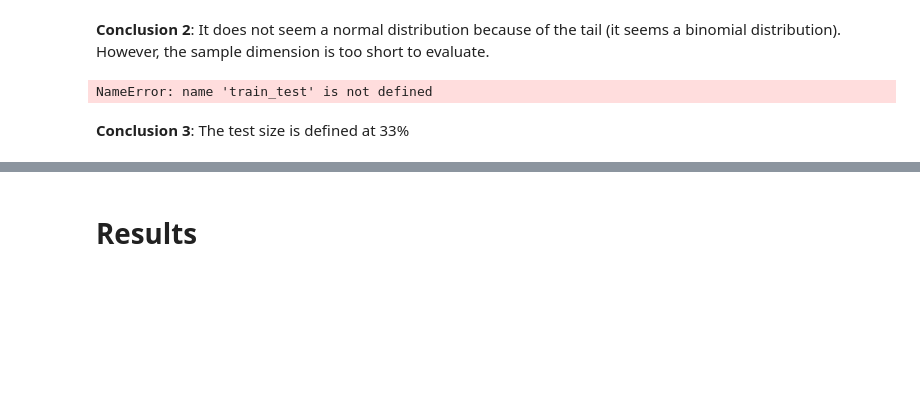
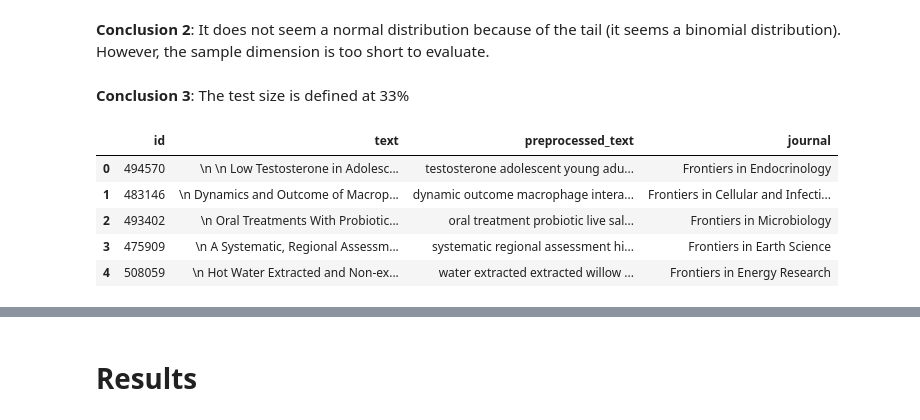
Before and after one commit to opertifelipe/frontiers, a Jupyter notebook: notebooks/Report.ipynb, the cells around one changed output, grey strips where cells are left out. Saved outputs shown, nothing was run; the diff lists cells and outputs as text; code cells hidden in the pictures; blank space fills up the shorter version.

```diff
--- a/notebooks/Report.ipynb
+++ b/notebooks/Report.ipynb
@@ -154,13 +147,19 @@ See the caveats in the documentation: https://pandas.pydata.org/pandas-docs/stab
 # %% [markdown]
 **Conclusion 2**: It does not seem a normal distribution because of the tail (it seems a binomial distribution). However, the sample dimension is too short to evaluate.
 # %%
-# The definition of the train and test split;
-df_train, df_test = train_test(df)
+# 3. The definition of the train and test split;
+df_train, df_test = train_test(df_subset)
-# %% [output]
-NameError: name 'train_test' is not defined
 # %% [markdown]
 **Conclusion 3**: The test size is defined at 33%
 # %%
-# Preprocessing of the train and
+# 4. Preprocessing of the train and
 df_train = IO(filename="df_train_preprocessed",folder="02_intermediate",format_="pickle").load()
 df_test = IO(filename="df_test_preprocessed",folder="02_intermediate",format_="pickle").load()
+df_train[["id","text","preprocessed_text","journal"]].head(5)
+# %% [output]
+|  | id | text | preprocessed_text | journal |
+| 0 | 494570 | \n \n Low Testosterone in Adolesc... | testosterone adolescent young adu... | Frontiers in Endocrinology |
+| 1 | 483146 | \n Dynamics and Outcome of Macrop... | dynamic outcome macrophage intera... | Frontiers in Cellular and Infecti... |
+| 2 | 493402 | \n Oral Treatments With Probiotic... | oral treatment probiotic live sal... | Frontiers in Microbiology |
+| 3 | 475909 | \n A Systematic, Regional Assessm... | systematic regional assessment hi... | Frontiers in Earth Science |
+| 4 | 508059 | \n Hot Water Extracted and Non-ex... | water extracted extracted willow ... | Frontiers in Energy Research |
```
Also changed, not shown: parts of 6 cells of this notebook.
